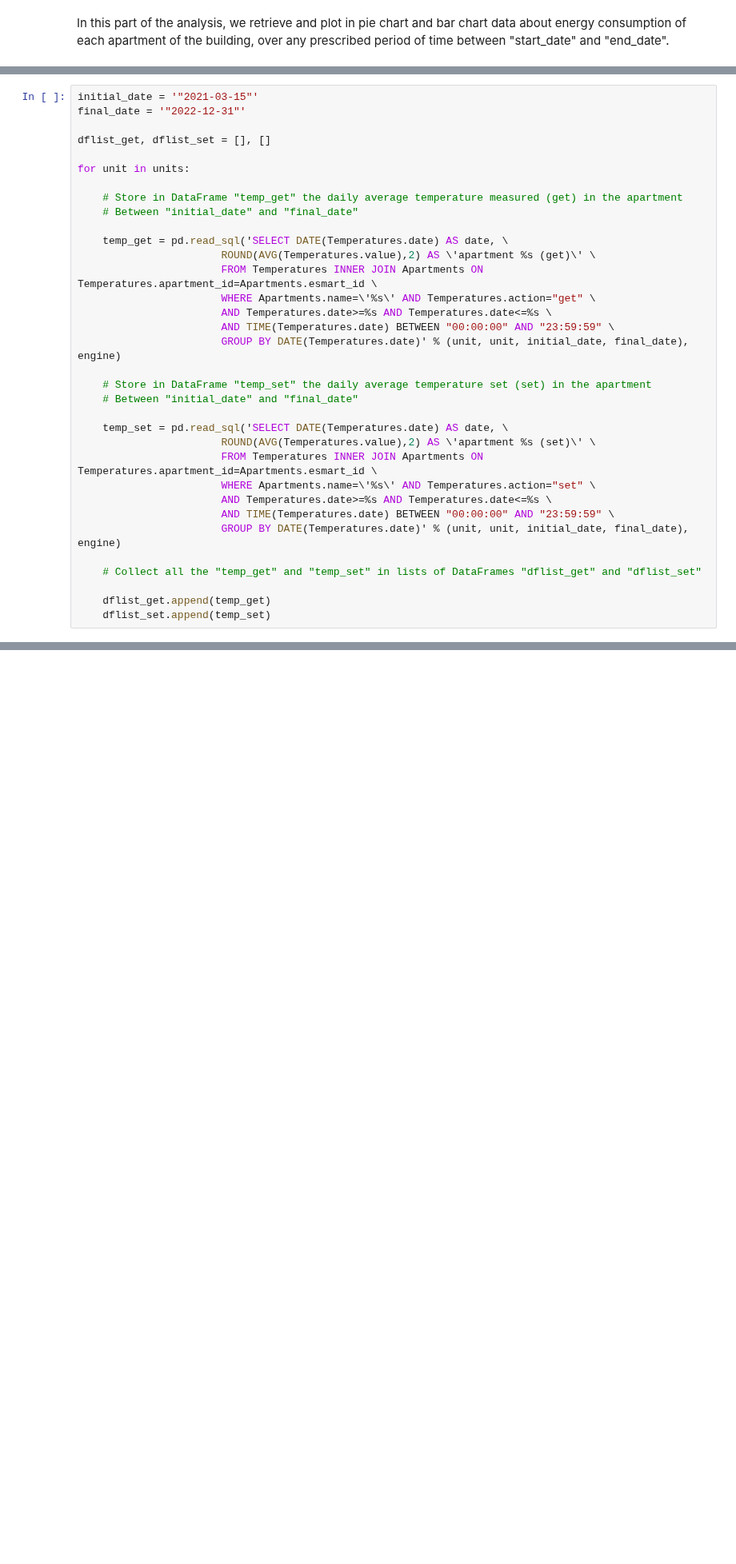
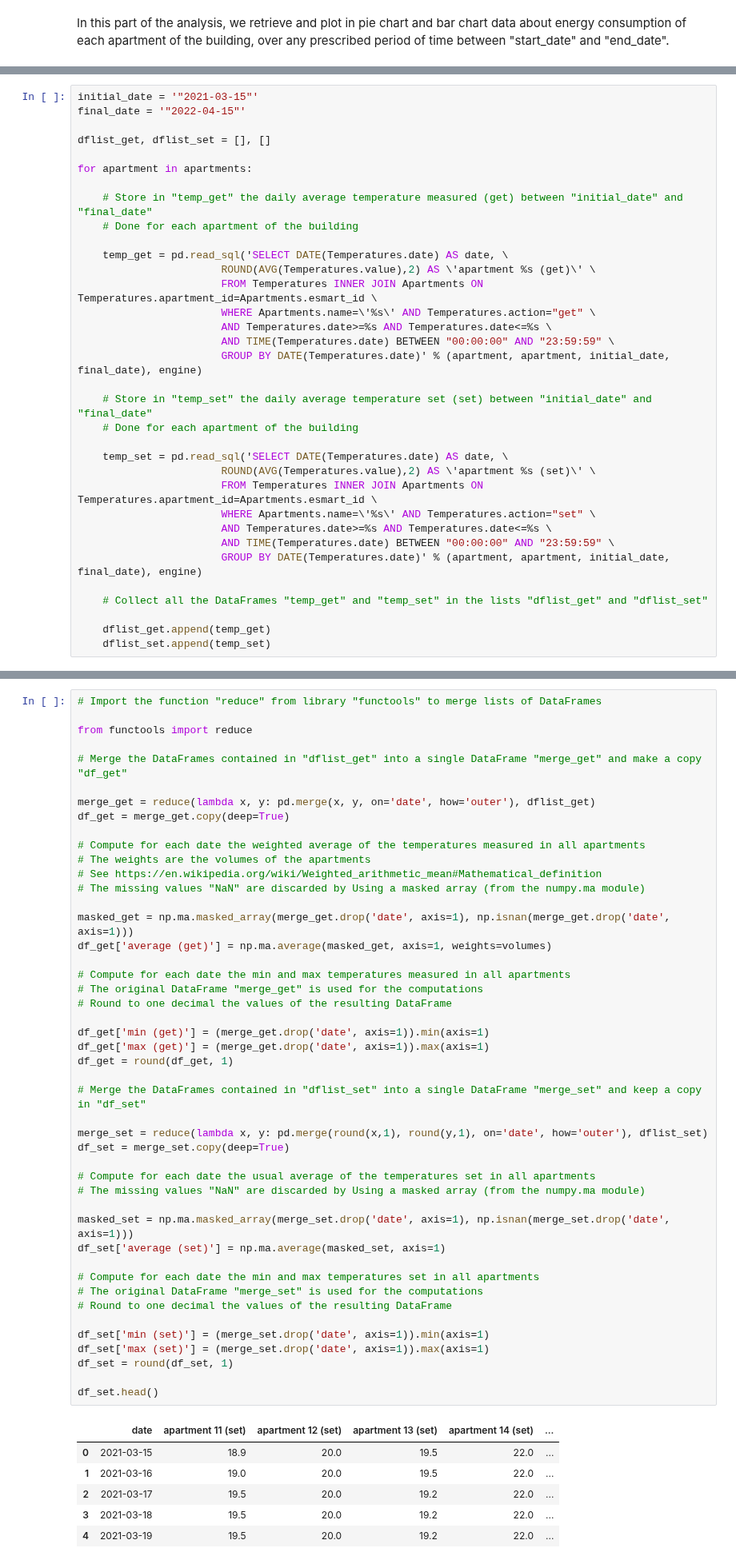
Before and after one commit to rtiedra/data-science, a Jupyter notebook: building_heating/building_heating.ipynb, the cells around one changed output, grey strips where cells are left out. Shown at 80% size. Drawn from its saved outputs; the diff is of its cells as text; blank space fills up the shorter version.

```diff
--- a/building_heating/building_heating.ipynb
+++ b/building_heating/building_heating.ipynb
@@ -290,13 +286,13 @@ In this part of the analysis, we retrieve and plot in graphs data about the temp
 # %%
 initial_date = '"2021-03-15"'
-final_date = '"2022-12-31"'
+final_date = '"2022-04-15"'
 
 dflist_get, dflist_set = [], []
 
-for unit in units:
+for apartment in apartments:
 
-    # Store in DataFrame "temp_get" the daily average temperature measured (get) in the apartment
-    # Between "initial_date" and "final_date"
+    # Store in "temp_get" the daily average temperature measured (get) between "initial_date" and "final_date"
+    # Done for each apartment of the building
 
     temp_get = pd.read_sql('SELECT DATE(Temperatures.date) AS date, \
                        ROUND(AVG(Temperatures.value),2) AS \'apartment %s (get)\' \
@@ -304,10 +300,10 @@ for unit in units:
                        WHERE Apartments.name=\'%s\' AND Temperatures.action="get" \
                        AND Temperatures.date>=%s AND Temperatures.date<=%s \
                        AND TIME(Temperatures.date) BETWEEN "00:00:00" AND "23:59:59" \
-                       GROUP BY DATE(Temperatures.date)' % (unit, unit, initial_date, final_date), engine)
+                       GROUP BY DATE(Temperatures.date)' % (apartment, apartment, initial_date, final_date), engine)
 
-    # Store in DataFrame "temp_set" the daily average temperature set (set) in the apartment
-    # Between "initial_date" and "final_date"
+    # Store in "temp_set" the daily average temperature set (set) between "initial_date" and "final_date"
+    # Done for each apartment of the building
 
     temp_set = pd.read_sql('SELECT DATE(Temperatures.date) AS date, \
                        ROUND(AVG(Temperatures.value),2) AS \'apartment %s (set)\' \
@@ -315,9 +311,9 @@ for unit in units:
                        WHERE Apartments.name=\'%s\' AND Temperatures.action="set" \
                        AND Temperatures.date>=%s AND Temperatures.date<=%s \
                        AND TIME(Temperatures.date) BETWEEN "00:00:00" AND "23:59:59" \
-                       GROUP BY DATE(Temperatures.date)' % (unit, unit, initial_date, final_date), engine)
+                       GROUP BY DATE(Temperatures.date)' % (apartment, apartment, initial_date, final_date), engine)
 
-    # Collect all the "temp_get" and "temp_set" in lists of DataFrames "dflist_get" and "dflist_set"
+    # Collect all the DataFrames "temp_get" and "temp_set" in the lists "dflist_get" and "dflist_set"
 
     dflist_get.append(temp_get)
     dflist_set.append(temp_set)
@@ -375,0 +320,53 @@ df_get.head()
+# %%
+# Import the function "reduce" from library "functools" to merge lists of DataFrames
+
+from functools import reduce
+
+# Merge the DataFrames contained in "dflist_get" into a single DataFrame "merge_get" and make a copy "df_get"
+
+merge_get = reduce(lambda x, y: pd.merge(x, y, on='date', how='outer'), dflist_get)
+df_get = merge_get.copy(deep=True)
+
+# Compute for each date the weighted average of the temperatures measured in all apartments
+# The weights are the volumes of the apartments
+# See https://en.wikipedia.org/wiki/Weighted_arithmetic_mean#Mathematical_definition
+# The missing values "NaN" are discarded by Using a masked array (from the numpy.ma module)
+
+masked_get = np.ma.masked_array(merge_get.drop('date', axis=1), np.isnan(merge_get.drop('date', axis=1)))
+df_get['average (get)'] = np.ma.average(masked_get, axis=1, weights=volumes)
+
+# Compute for each date the min and max temperatures measured in all apartments
+# The original DataFrame "merge_get" is used for the computations
+# Round to one decimal the values of the resulting DataFrame
+
+df_get['min (get)'] = (merge_get.drop('date', axis=1)).min(axis=1)
+df_get['max (get)'] = (merge_get.drop('date', axis=1)).max(axis=1)
+df_get = round(df_get, 1)
+
+# Merge the DataFrames contained in "dflist_set" into a single DataFrame "merge_set" and keep a copy in "df_set"
+
+merge_set = reduce(lambda x, y: pd.merge(round(x,1), round(y,1), on='date', how='outer'), dflist_set)
+df_set = merge_set.copy(deep=True)
+
+# Compute for each date the usual average of the temperatures set in all apartments
+# The missing values "NaN" are discarded by Using a masked array (from the numpy.ma module)
+
+masked_set = np.ma.masked_array(merge_set.drop('date', axis=1), np.isnan(merge_set.drop('date', axis=1)))
+df_set['average (set)'] = np.ma.average(masked_set, axis=1)
+
+# Compute for each date the min and max temperatures set in all apartments
+# The original DataFrame "merge_set" is used for the computations
+# Round to one decimal the values of the resulting DataFrame
+
+df_set['min (set)'] = (merge_set.drop('date', axis=1)).min(axis=1)
+df_set['max (set)'] = (merge_set.drop('date', axis=1)).max(axis=1)
+df_set = round(df_set, 1)
+
+df_set.head()
+# %% [output]
+|  | date | apartment 11 (set) | apartment 12 (set) | apartment 13 (set) | apartment 14 (set) | ... |
+| 0 | 2021-03-15 | 18.9 | 20.0 | 19.5 | 22.0 | ... |
+| 1 | 2021-03-16 | 19.0 | 20.0 | 19.5 | 22.0 | ... |
+| 2 | 2021-03-17 | 19.5 | 20.0 | 19.2 | 22.0 | ... |
+| 3 | 2021-03-18 | 19.5 | 20.0 | 19.2 | 22.0 | ... |
+| 4 | 2021-03-19 | 19.5 | 20.0 | 19.2 | 22.0 | ... |
```
Also changed, not shown: parts of 8 cells of this notebook.
